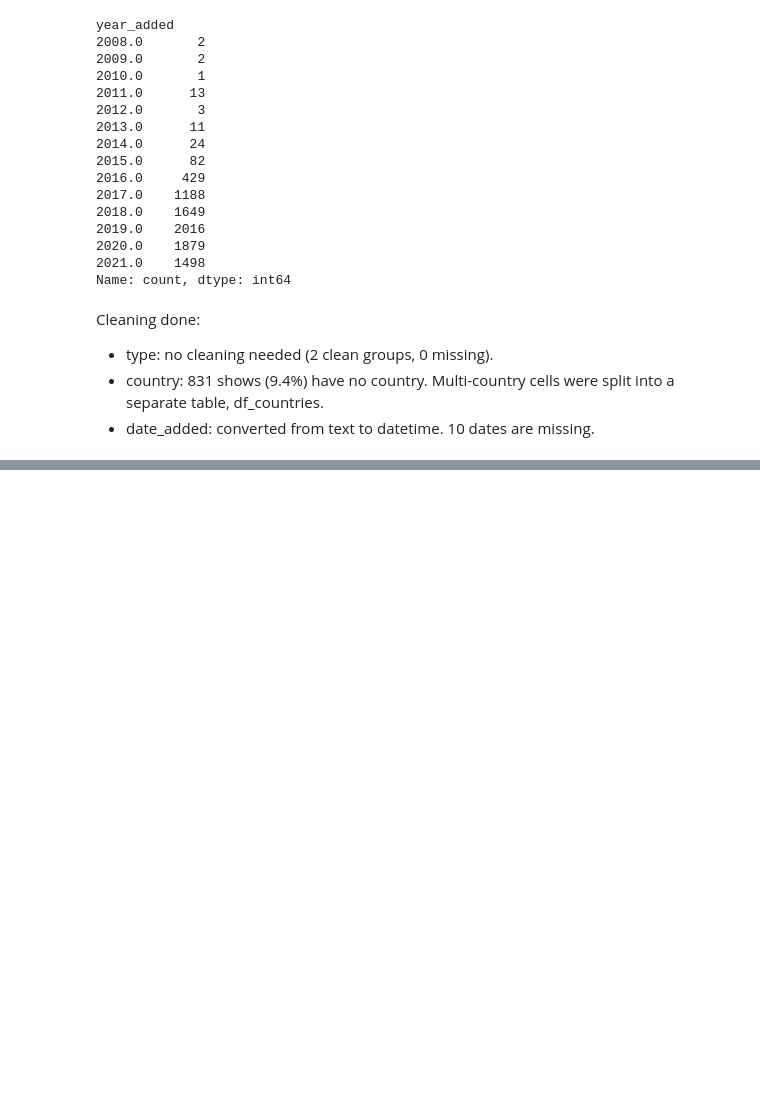
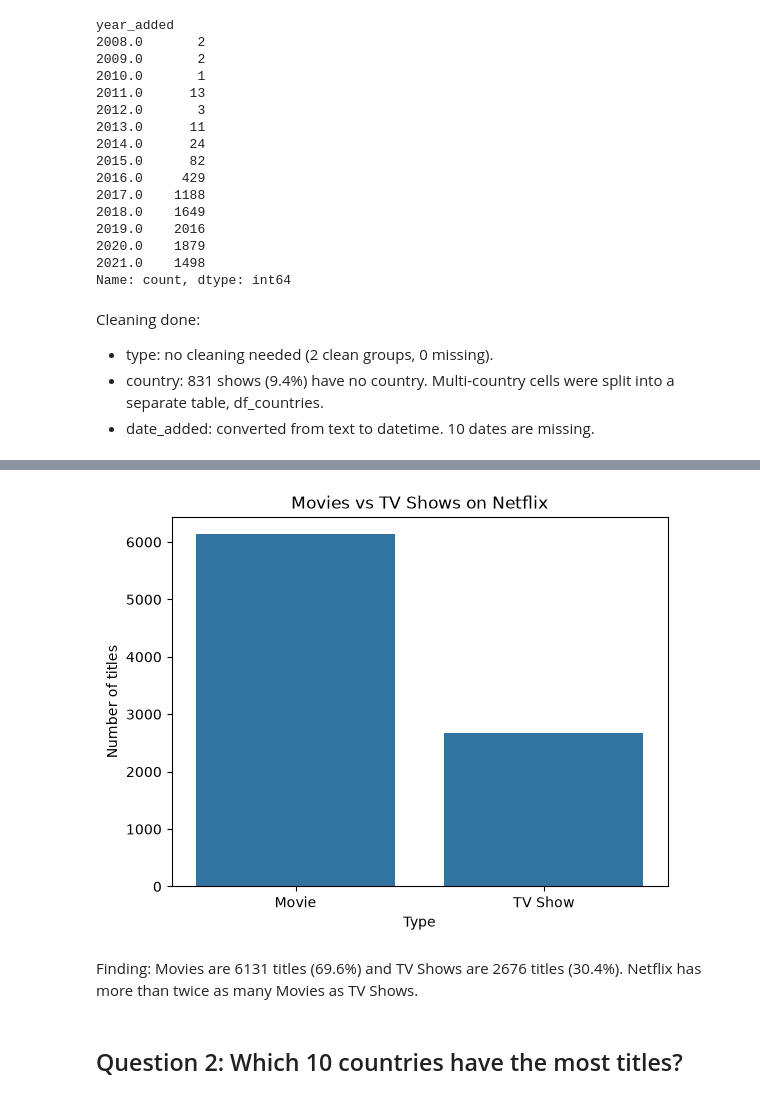
Before and after one commit to hafsazia7924/netflix-eda-report, a Jupyter notebook: eda_report.ipynb, the cells around one changed output, grey strips where cells are left out. Cells and saved outputs as stored; diff of their text form; code cells hidden in the pictures; blank space fills up the shorter version.

Commit message:
Add EDA analysis: 5 questions with charts, findings and README

```diff
--- a/eda_report.ipynb
+++ b/eda_report.ipynb
@@ -205,0 +222,12 @@ Cleaning done:
+# %%
+sns.countplot(data=df_clean, x="type")
+plt.title("Movies vs TV Shows on Netflix")
+plt.xlabel("Type")
+plt.ylabel("Number of titles")
+plt.show()
+# %% [output]
+[figure, added]
+# %% [markdown]
+Finding: Movies are 6131 titles (69.6%) and TV Shows are 2676 titles (30.4%). Netflix has more than twice as many Movies as TV Shows.
+# %% [markdown]
+## Question 2: Which 10 countries have the most titles?
```
Also changed, not shown: parts of 18 cells of this notebook, 1 other file.
